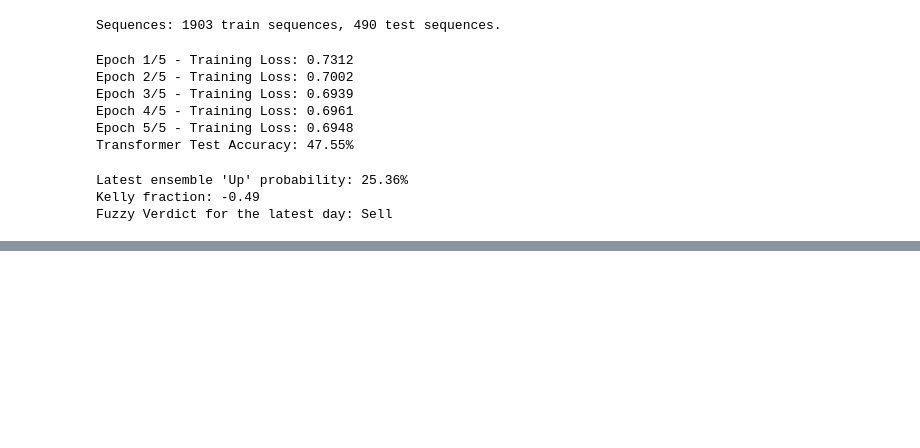
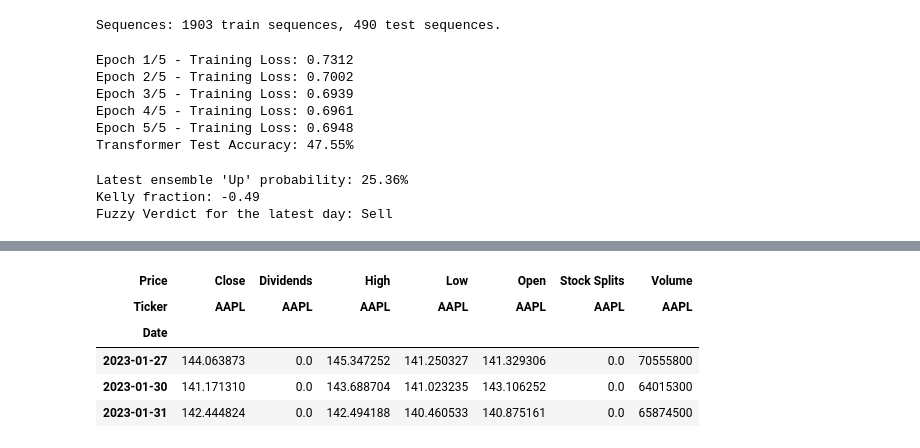
Before and after one commit to cmlpolymath/Notebooks, a Jupyter notebook: Stocks/stock_algo.ipynb, the cells around one changed output, grey strips where cells are left out. Drawn from its saved outputs; the diff is of its cells as text; code cells hidden in the pictures; blank space fills up the shorter version.

```diff
--- a/Stocks/stock_algo.ipynb
+++ b/Stocks/stock_algo.ipynb
@@ -878,0 +977,79 @@ fig2.show()
+# %%
+import yfinance as yf
+from datetime import date
+import pandas as pd
+from IPython.display import display, HTML, Markdown
+
+# Set display options
+pd.set_option('display.max_columns', None)
+pd.set_option('display.max_rows', 8)
+
+def section_header(title):
+    display(Markdown(f"## {title}"))
+
+def sub_header(title):
+    display(Markdown(f"**{title}**"))
+
+# ========================
+# OHLCV_VARIANTS
+# ========================
+section_header("OHLCV Variants")
+
+sub_header("1. Intraday 1-minute data (TSLA)")
+display(yf.download("TSLA", period="7d", interval="1h", prepost=True).tail(3))
+
+sub_header("2. Corporate action-adjusted data (AAPL)")
+display(yf.download("AAPL", start="2023-01-01", auto_adjust=True, actions=True).tail(3))
+
+sub_header("3. Continuous futures (ES=F)")
+display(yf.download("ES=F", period="1y", interval="1d", auto_adjust=False, back_adjust=True).tail(3))
+
+sub_header("4. Repaired prices (BA)")
+display(yf.download("BA", start="2020-01-01", end="2020-05-31", interval="1d", repair=True))
+
+# ========================
+# FUNDAMENTALS
+# ========================
+section_header("Fundamentals: MSFT")
+tkr = yf.Ticker("MSFT")
+
+fundamentals = pd.Series({
+    "Forward P/E": tkr.info.get('forwardPE', 'N/A'),
+    "Beta": tkr.info.get('beta', 'N/A'),
+    "Trailing EPS": tkr.info.get('trailingEps', 'N/A'),
+    "Dividend Yield": tkr.info.get('dividendYield', 'N/A'),
+    "Float Shares": tkr.info.get('floatShares', 'N/A'),
+    "Short % of Float": tkr.info.get('shortPercentOfFloat', 'N/A'),
+    "Institutional Ownership": tkr.info.get('heldPercentInstitutions', 'N/A')
+})
+display(fundamentals.to_frame(name="Value"))
+
+sub_header("Earnings Dates")
+display(tkr.earnings_dates.tail(3))
+
+sub_header("Recent Dividends")
+display(tkr.dividends.tail(3).to_frame(name="Dividend"))
+
+sub_header("Major Holders")
+display(tkr.major_holders)
+
+# ========================
+# OPTIONS_CHAINS
+# ========================
+section_header("Options Chains: MSFT")
+
+try:
+    exp_date = tkr.options[0]
+    opt = tkr.option_chain(exp_date)
+
+    sub_header(f"Calls for {exp_date}")
+    display(opt.calls[['strike', 'openInterest', 'impliedVolatility']].head(3))
+
+    sub_header(f"Puts for {exp_date}")
+    puts_columns = ['strike', 'inTheMoney', 'openInterest', 'impliedVolatility']
+    if 'delta' in opt.puts.columns:
+        puts_columns.append('delta')
+    display(opt.puts[puts_columns].head(3))
+except IndexError:
+    display(HTML("<i>No options data available</i>"))
+# %% [output]
@@ -878,0 +1067,6 @@ fig2.show()
+| Price | Close | Dividends | High | Low | Open | Stock Splits | Volume |
+| Ticker | AAPL | AAPL | AAPL | AAPL | AAPL | AAPL | AAPL |
+| Date |  |  |  |  |  |  |  |
+| 2023-01-27 | 144.063873 | 0.0 | 145.347252 | 141.250327 | 141.329306 | 0.0 | 70555800 |
+| 2023-01-30 | 141.171310 | 0.0 | 143.688704 | 141.023235 | 143.106252 | 0.0 | 64015300 |
+| 2023-01-31 | 142.444824 | 0.0 | 142.494188 | 140.460533 | 140.875161 | 0.0 | 65874500 |
```
Also changed, not shown: parts of 11 cells of this notebook, 29 other files.
